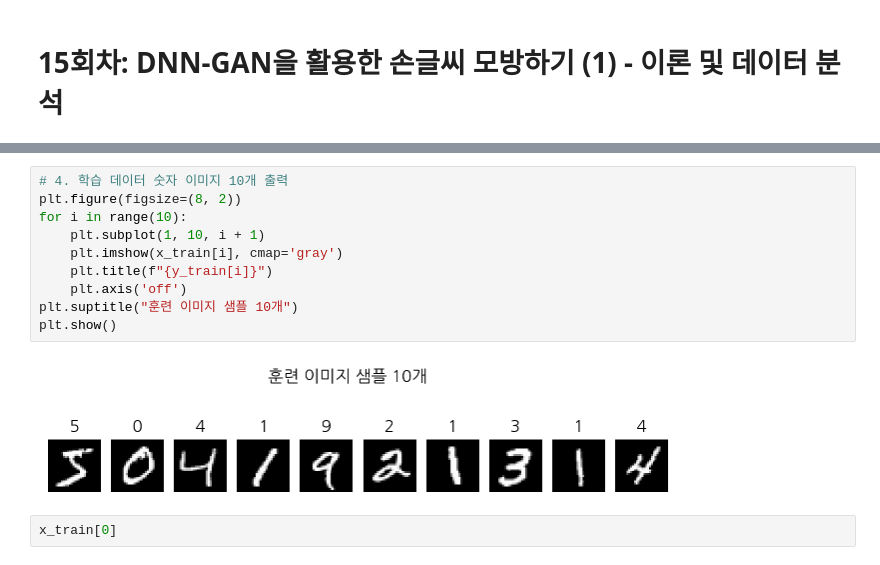
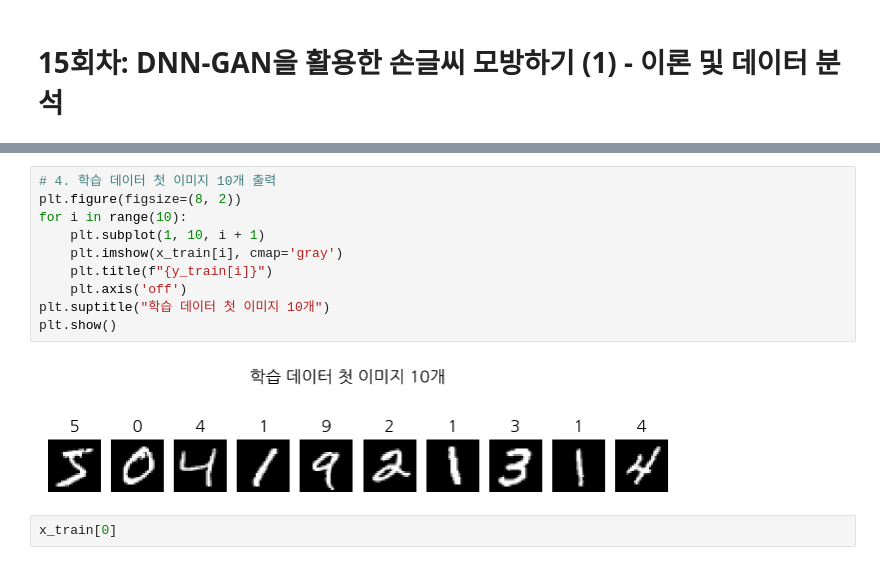
Before and after one commit to soobook/TensorFlow-DL, a Jupyter notebook: code/TF15.ipynb, the cells around one changed output, grey strips where cells are left out. Saved outputs shown, nothing was run; the diff lists cells and outputs as text.

```diff
--- a/code/TF15.ipynb
+++ b/code/TF15.ipynb
@@ -60,15 +78,15 @@ for label, count in sorted(label_counts.items()):
 # %%
-# 4. 학습 데이터 숫자 이미지 10개 출력
+# 4. 학습 데이터 첫 이미지 10개 출력
 plt.figure(figsize=(8, 2))
 for i in range(10):
     plt.subplot(1, 10, i + 1)
     plt.imshow(x_train[i], cmap='gray')
     plt.title(f"{y_train[i]}")
     plt.axis('off')
-plt.suptitle("훈련 이미지 샘플 10개")
+plt.suptitle("학습 데이터 첫 이미지 10개")
 plt.show()
 # %% [output]
-[figure, old version]
+[figure, new version]
 # %%
 x_train[0]
 # %% [output]
```
Also changed, not shown: parts of 12 cells of this notebook.
